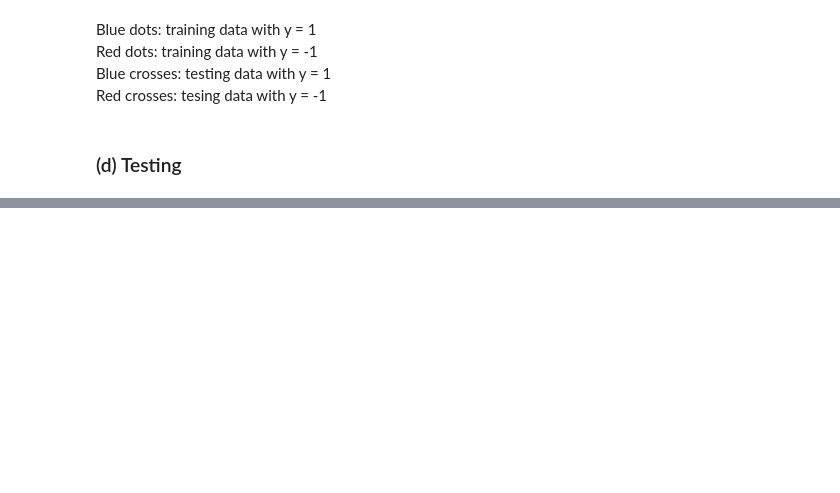
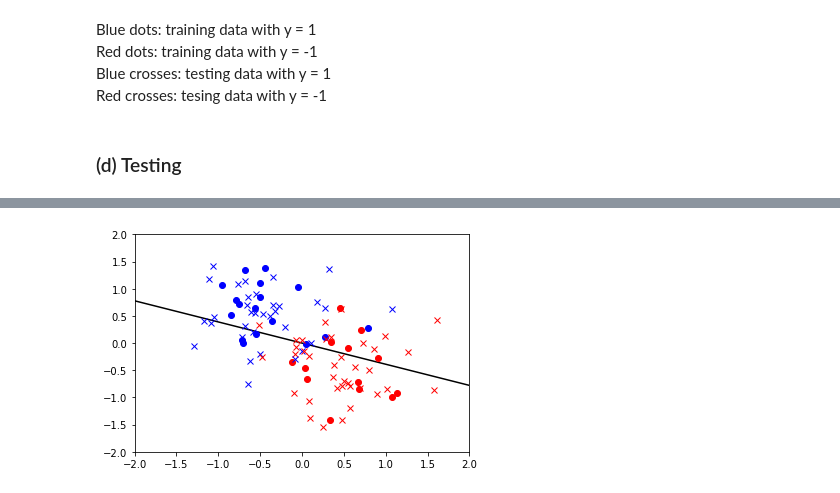
Before and after one commit to allenhyp/EE240_Pattern_Recognition, a Jupyter notebook: hw_2/H2_2.ipynb, the cells around one changed output, grey strips where cells are left out. Saved outputs shown, nothing was run; the diff lists cells and outputs as text; code cells hidden in the pictures; blank space fills up the shorter version.

```diff
--- a/hw_2/H2_2.ipynb
+++ b/hw_2/H2_2.ipynb
@@ -176,0 +233,31 @@ Data2
+# %%
+alpha_2, sv_X_2, sv_y_2 = kernel_perceptron_train(training_data_2)
+predictions = predict(testing_data_2, alpha_2, sv_X_2, sv_y_2)
+for r in training_data_2:
+    if r[2] == 1:
+        plt.plot(r[0], r[1], 'bo')
+    else:
+        plt.plot(r[0], r[1], 'ro')
+
+plt.scatter(sv_X_2[:, 0], sv_X_2[:, 1], s=20, c='g')
+X1, X2 = np.meshgrid(np.linspace(-2,2,10), np.linspace(-2,2,10))
+X = np.array([[x1, x2] for x1, x2 in zip(np.ravel(X1), np.ravel(X2))])
+Z = project(X, alpha_2, sv_X_2, sv_y_2).reshape(X1.shape)
+for i in range(len(predictions)):
+    if testing_data_2[i, -1] == 1:
+        plt.plot(testing_data_2[i, 0], testing_data_2[i, 1], 'bx')
+        if predictions[i] == testing_data_2[i, -1]:
+            tp2 += 1
+        else:
+            fn2 += 1
+    else:
+        plt.plot(testing_data_2[i, 0], testing_data_2[i, 1], 'rx')
+        if predictions[i] == testing_data_2[i, -1]:
+            tn2 += 1
+        else:
+            fp2 += 1
+plt.contour(X1, X2, Z, [0.0], colors='k', origin='lower')
+plt.axis("tight")
+plt.show()
+# %% [output]
+[figure, added]
```
Also changed, not shown: parts of 11 cells of this notebook.
